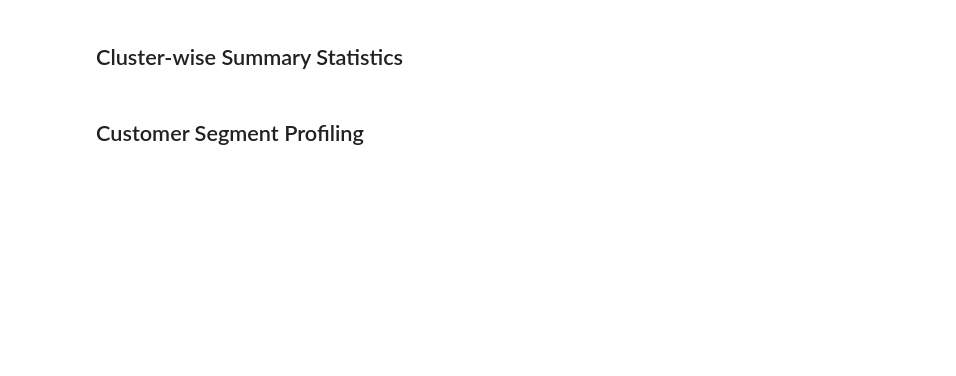
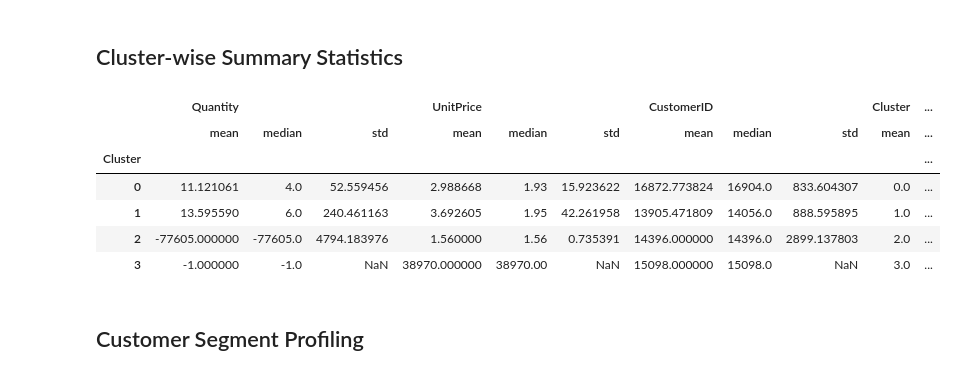
Before and after one commit to dariodark1198/myupgradinternship, a Jupyter notebook: Manish_Shukla.ipynb, the cells around one changed output. Saved outputs shown, nothing was run; the diff lists cells and outputs as text; code cells hidden in the pictures; blank space fills up the shorter version.

```diff
--- a/Manish_Shukla.ipynb
+++ b/Manish_Shukla.ipynb
@@ -338,5 +338,5 @@ from sklearn.cluster import KMeans
 # %%
 
 # Update path if required
-df = pd.read_excel("/mnt/data/Online Retail.xlsx")
+df=pd.read_excel(r"C:\Users\MANISH SHUKLA\Downloads\Online Retail.xlsx")
 df.head()
@@ -387,8 +415,17 @@ plt.show()
 ## Cluster-wise Summary Statistics
 # %%
 
-cluster_summary = df_clean.groupby('Cluster').agg(['mean', 'median', 'std'])
+num_cols = df_clean.select_dtypes(include="number").columns
+cluster_summary = df_clean.groupby("Cluster")[num_cols].agg(["mean", "median", "std"])
 cluster_summary
+# %% [output]
+|  | Quantity |  |  | UnitPrice |  |  | CustomerID |  |  | Cluster | ... |
+|  | mean | median | std | mean | median | std | mean | median | std | mean | ... |
+| Cluster |  |  |  |  |  |  |  |  |  |  | ... |
+| 0 | 11.121061 | 4.0 | 52.559456 | 2.988668 | 1.93 | 15.923622 | 16872.773824 | 16904.0 | 833.604307 | 0.0 | ... |
+| 1 | 13.595590 | 6.0 | 240.461163 | 3.692605 | 1.95 | 42.261958 | 13905.471809 | 14056.0 | 888.595895 | 1.0 | ... |
+| 2 | -77605.000000 | -77605.0 | 4794.183976 | 1.560000 | 1.56 | 0.735391 | 14396.000000 | 14396.0 | 2899.137803 | 2.0 | ... |
+| 3 | -1.000000 | -1.0 | NaN | 38970.000000 | 38970.00 | NaN | 15098.000000 | 15098.0 | NaN | 3.0 | ... |
 # %% [markdown]
 ## Customer Segment Profiling
 # %%
```
Also changed, not shown: parts of 5 cells of this notebook.
